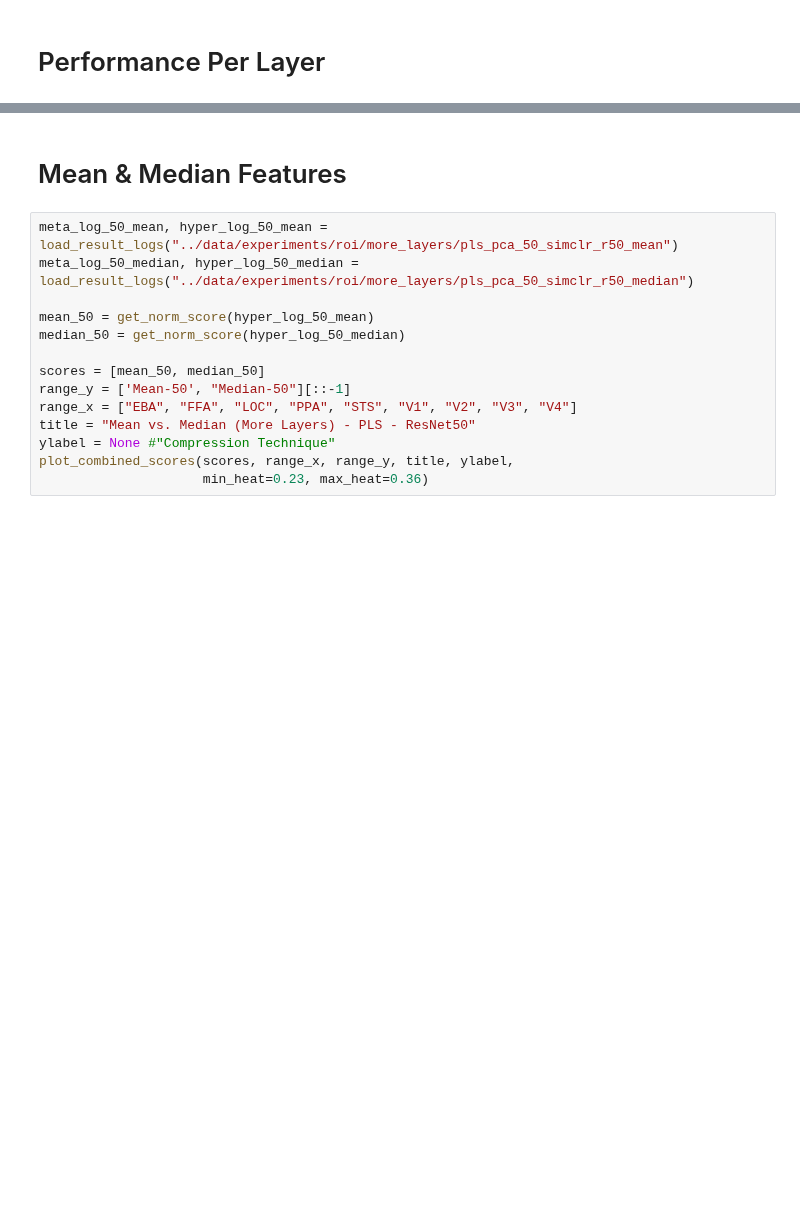
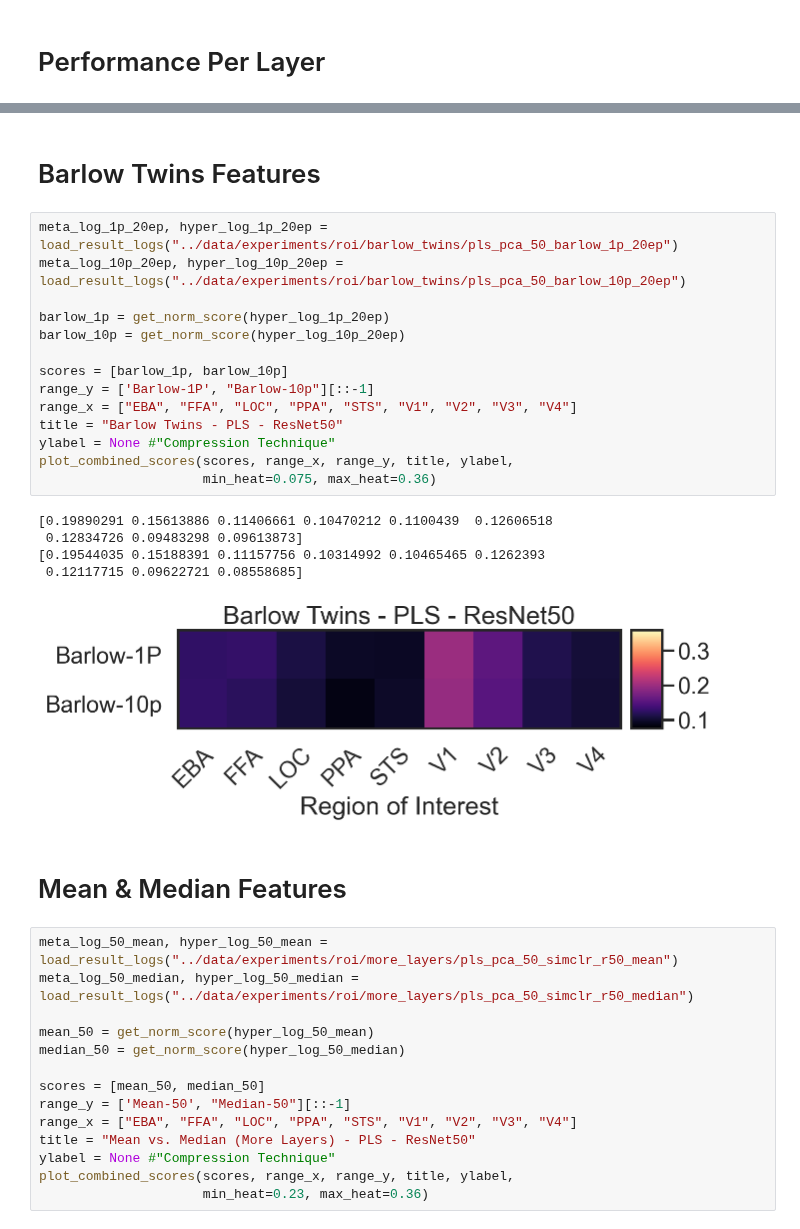
Before and after one commit to RobertTLange/algonauts-2021, a Jupyter notebook: notebooks/inspect_experiments.ipynb, the cells around one changed output, grey strips where cells are left out. Cells and saved outputs as stored; diff of their text form; blank space fills up the shorter version.

```diff
--- a/notebooks/inspect_experiments.ipynb
+++ b/notebooks/inspect_experiments.ipynb
@@ -54,3 +54,25 @@ plot_perf_per_layer(hyper_log, meta_log, num_bo_per_layer=25, num_layers=25, tit
+# %% [markdown]
+# Barlow Twins Features
+# %%
+meta_log_1p_20ep, hyper_log_1p_20ep = load_result_logs("../data/experiments/roi/barlow_twins/pls_pca_50_barlow_1p_20ep")
+meta_log_10p_20ep, hyper_log_10p_20ep = load_result_logs("../data/experiments/roi/barlow_twins/pls_pca_50_barlow_10p_20ep")
+
+barlow_1p = get_norm_score(hyper_log_1p_20ep)
+barlow_10p = get_norm_score(hyper_log_10p_20ep)
+
+scores = [barlow_1p, barlow_10p]
+range_y = ['Barlow-1P', "Barlow-10p"][::-1]
+range_x = ["EBA", "FFA", "LOC", "PPA", "STS", "V1", "V2", "V3", "V4"]
+title = "Barlow Twins - PLS - ResNet50"
+ylabel = None #"Compression Technique"
+plot_combined_scores(scores, range_x, range_y, title, ylabel,
+                     min_heat=0.075, max_heat=0.36)
+# %% [output]
+[0.19890291 0.15613886 0.11406661 0.10470212 0.1100439  0.12606518
+ 0.12834726 0.09483298 0.09613873]
+[0.19544035 0.15188391 0.11157756 0.10314992 0.10465465 0.1262393
+ 0.12117715 0.09622721 0.08558685]
+[figure, added]
 # %% [markdown]
 # Mean & Median Features
 # %%
```
Also changed, not shown: parts of 7 cells of this notebook, 12 other files.
